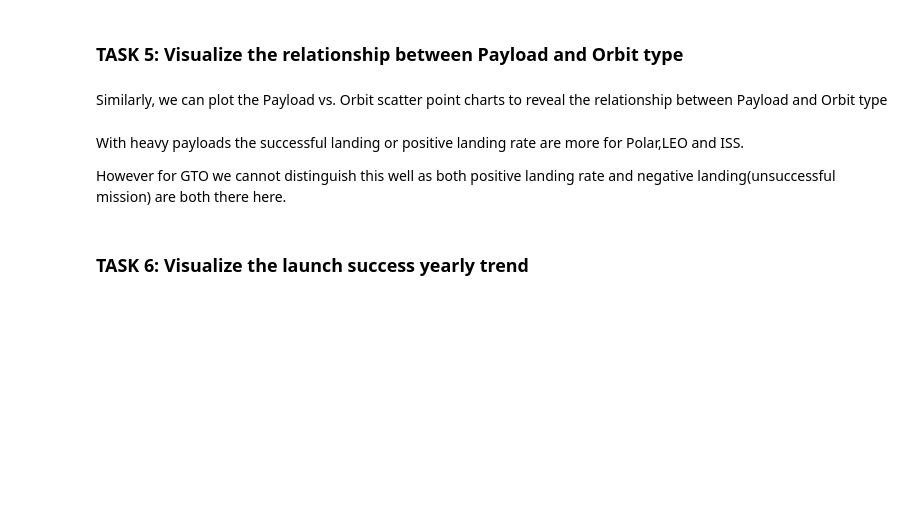
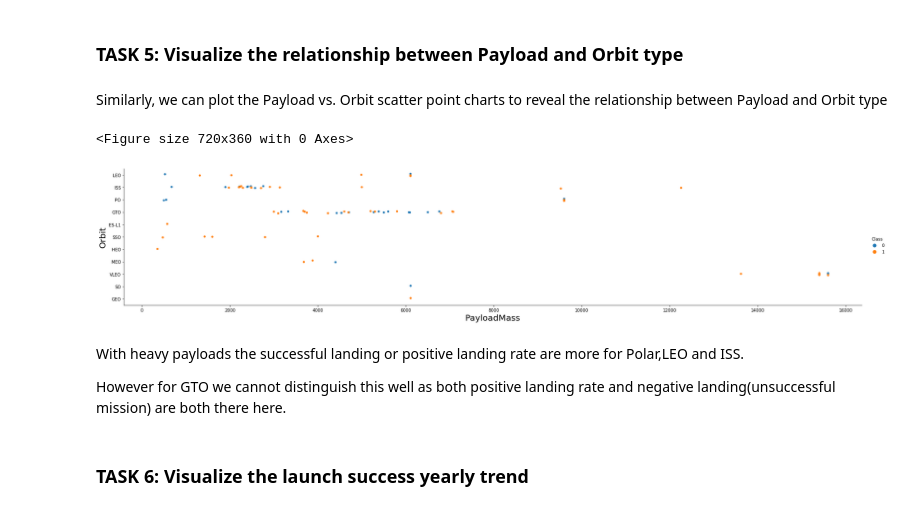
Before and after one commit to rlankelahotmail/IBMWatson, a Jupyter notebook: eda_data_visualizations.ipynb, the cells around one changed output. Saved outputs shown, nothing was run; the diff lists cells and outputs as text; code cells hidden in the pictures; blank space fills up the shorter version.

```diff
--- a/eda_data_visualizations.ipynb
+++ b/eda_data_visualizations.ipynb
@@ -130,6 +204,16 @@ You should see that in the LEO orbit the Success appears related to the number o
 Similarly, we can plot the Payload vs. Orbit scatter point charts to reveal the relationship between Payload and Orbit type
 # %%
 # Plot a scatter point chart with x axis to be Payload and y axis to be the Orbit, and hue to be the class value
+fig = plt.figure(figsize = (10, 5))
+
+
+sns.catplot(x="PayloadMass", y="Orbit", hue="Class", data=df, aspect = 5)
+plt.ylabel("Orbit",fontsize=20)
+plt.xlabel("PayloadMass",fontsize=20)
+plt.show()
+# %% [output]
+<Figure size 720x360 with 0 Axes>
+[figure, added]
 # %% [markdown]
 With heavy payloads the successful landing or positive landing rate are more for Polar,LEO and ISS.
 
```
Also changed, not shown: parts of 10 cells of this notebook.
